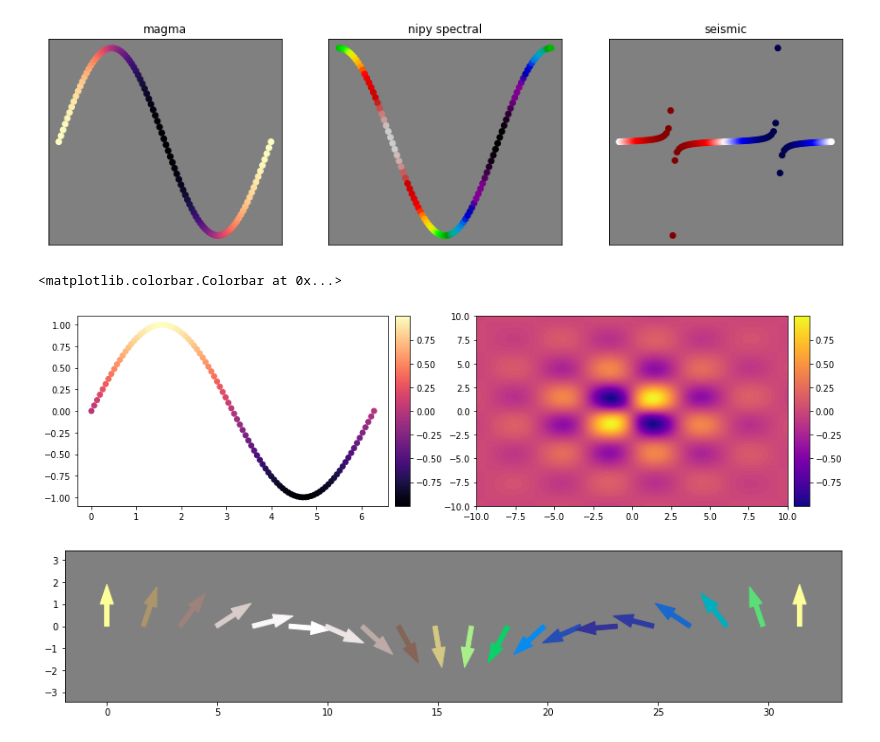
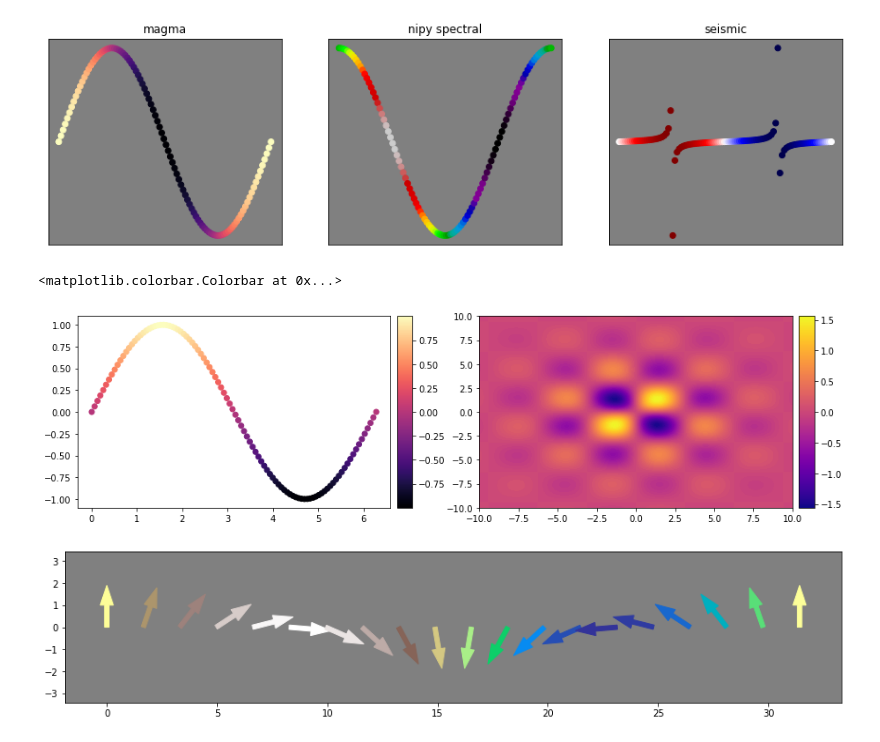
Before and after one commit to fireofearth/document, a Jupyter notebook: python/doc.matplotlib.ipynb, the cells around one changed output. Drawn from its saved outputs; the diff is of its cells as text; code cells hidden in the pictures.

```diff
--- a/python/doc.matplotlib.ipynb
+++ b/python/doc.matplotlib.ipynb
@@ -295,34 +295,35 @@ for ax in fig.axes:
 # %%
 # Insert color bar to plot.
 
 fig = plt.figure(figsize=(15, 4))
 
 x = np.linspace(0, 2*np.pi, 100)
 y = np.sin(x)
 cmap = cm.magma
 norm = clr.Normalize(vmin=np.min(y), vmax=np.max(y), clip=True)
 ax = fig.add_subplot(121)
 ax.scatter(x, y, c=y, norm=norm, cmap=cmap)
 # sidebar of ax
 divider = mpl_toolkits.axes_grid1.make_axes_locatable(ax)
 cax = divider.append_axes("right", size="5%", pad=0.1)
 fig.colorbar(cm.ScalarMappable(norm=norm, cmap=cmap), cax=cax)
 
 x = np.linspace(-10,10,300)
 y = x.copy()
 x, y = np.meshgrid(x, y)
 f = lambda x, y: 3*np.exp(-np.sqrt((0.1)*(x**2 + y**2)))*np.sin(x)*np.sin(y)
 z = f(x, y)
 cmap = cm.plasma
+norm = clr.Normalize(vmin=np.min(z), vmax=np.max(z), clip=True)
 ax = fig.add_subplot(122)
 ax.contourf(x, y, z, 100, cmap=cmap)
 # sidebar of ax
 divider = mpl_toolkits.axes_grid1.make_axes_locatable(ax)
 cax = divider.append_axes("right", size="5%", pad=0.1)
 fig.colorbar(cm.ScalarMappable(norm=norm, cmap=cmap), cax=cax)
 # %% [output]
 <matplotlib.colorbar.Colorbar at 0x...>
-[figure, old version]
+[figure, new version]
 # %%
 # sampling from a colormap when plotting artifacts one-by-one,
 # using clr.Normalize() to remap values to colormap range [0, 1]
```
Also changed, not shown: 3 other files.
